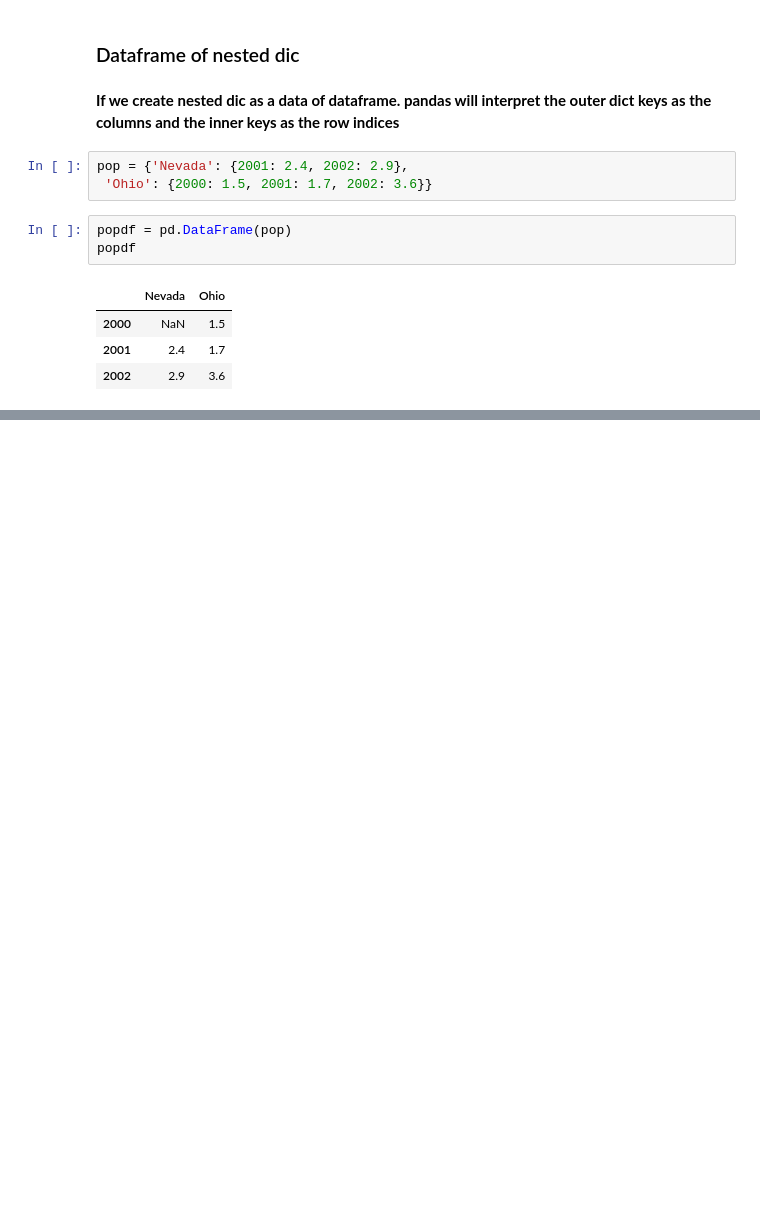
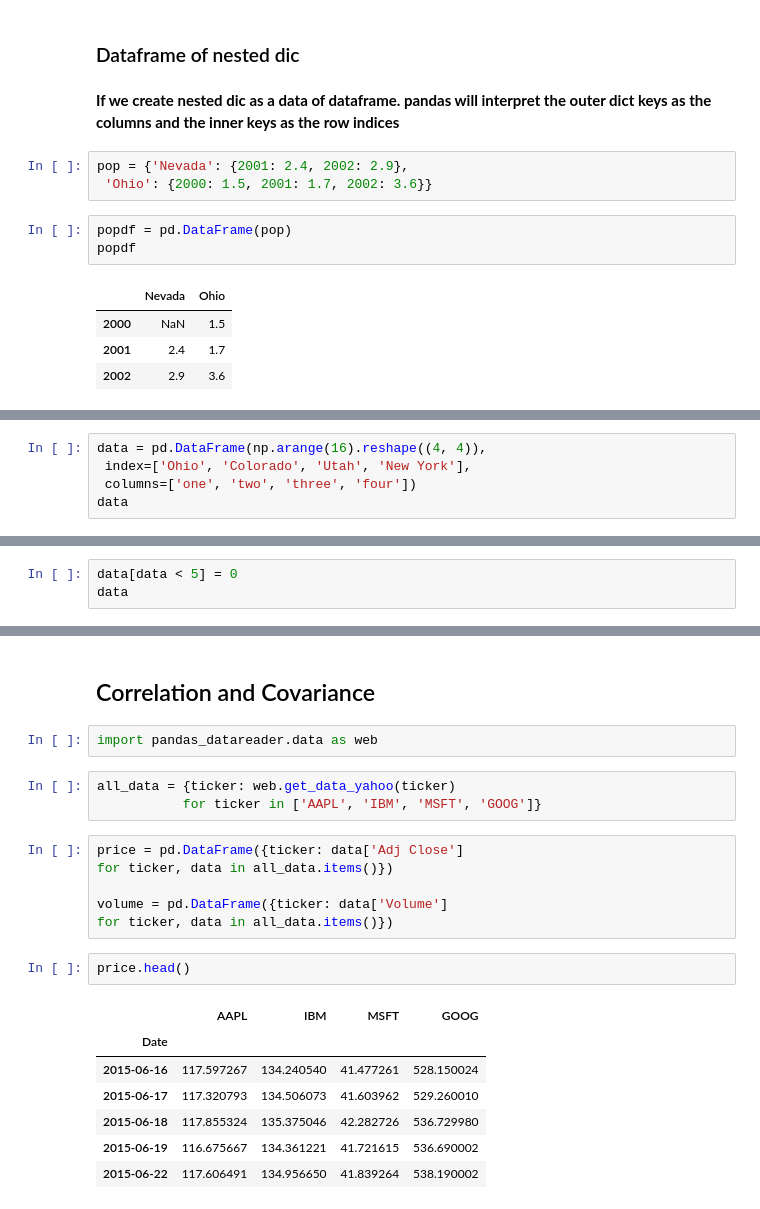
Before and after one commit to towhid135/notebook-Numpy-Pandas-Seaborn-Scikit_learn-, a Jupyter notebook: Pandas/Pandas_tutorial.ipynb, the cells around one changed output, grey strips where cells are left out. Cells and saved outputs as stored; diff of their text form; blank space fills up the shorter version.

```diff
--- a/Pandas/Pandas_tutorial.ipynb
+++ b/Pandas/Pandas_tutorial.ipynb
@@ -312,0 +619,5 @@ popdf
+# %%
+data = pd.DataFrame(np.arange(16).reshape((4, 4)),
+ index=['Ohio', 'Colorado', 'Utah', 'New York'],
+ columns=['one', 'two', 'three', 'four'])
+data
@@ -312,0 +652,3 @@ popdf
+# %%
+data[data < 5] = 0
+data
@@ -312,0 +1365,23 @@ popdf
+# %% [markdown]
+## Correlation and Covariance
+# %%
+import pandas_datareader.data as web
+# %%
+all_data = {ticker: web.get_data_yahoo(ticker)
+           for ticker in ['AAPL', 'IBM', 'MSFT', 'GOOG']}
+# %%
+price = pd.DataFrame({ticker: data['Adj Close']
+for ticker, data in all_data.items()})
+
+volume = pd.DataFrame({ticker: data['Volume']
+for ticker, data in all_data.items()})
+# %%
+price.head()
+# %% [output]
+|  | AAPL | IBM | MSFT | GOOG |
+| Date |  |  |  |  |
+| 2015-06-16 | 117.597267 | 134.240540 | 41.477261 | 528.150024 |
+| 2015-06-17 | 117.320793 | 134.506073 | 41.603962 | 529.260010 |
+| 2015-06-18 | 117.855324 | 135.375046 | 42.282726 | 536.729980 |
+| 2015-06-19 | 116.675667 | 134.361221 | 41.721615 | 536.690002 |
+| 2015-06-22 | 117.606491 | 134.956650 | 41.839264 | 538.190002 |
```
Also changed, not shown: parts of 220 cells of this notebook, 1 other file.
